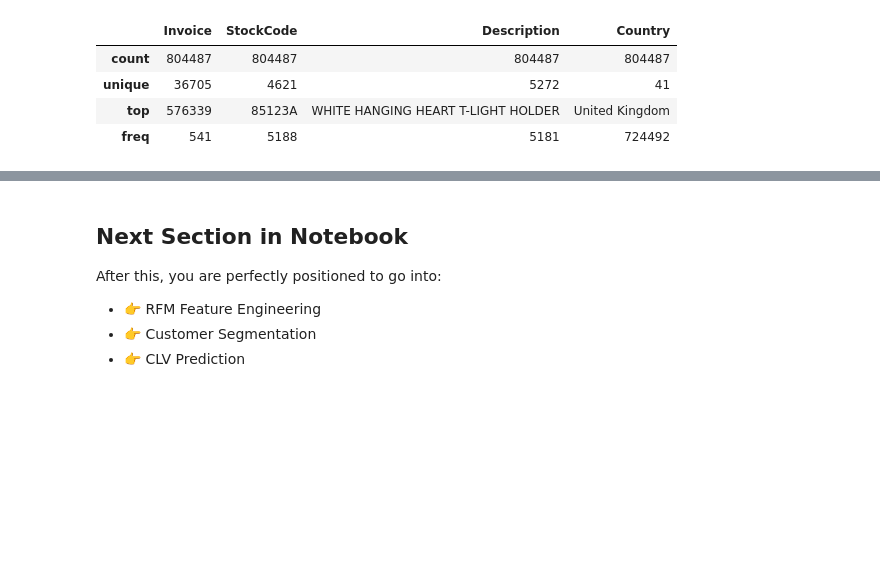
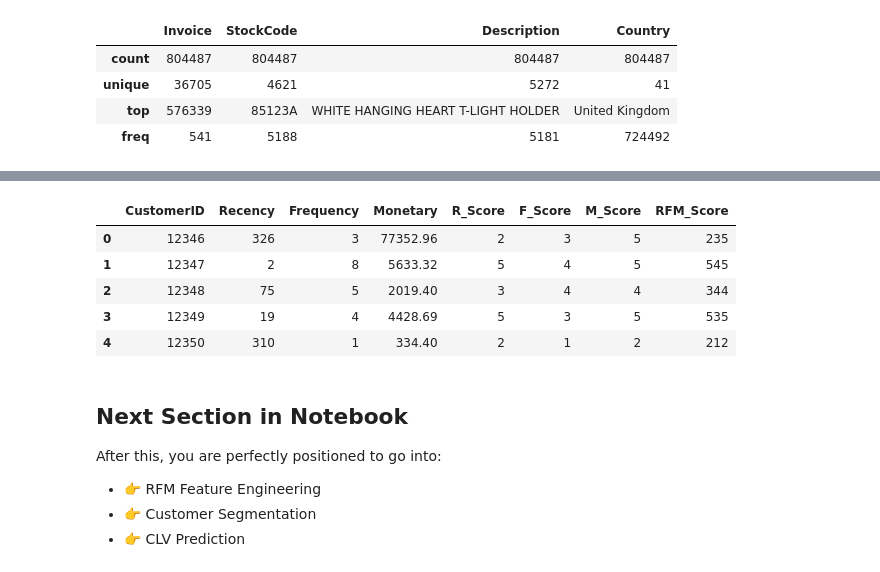
Before and after one commit to nabigwaku/customer-segmentation-rfm-clv, a Jupyter notebook: notebooks/customer_segmentation_story.ipynb, the cells around one changed output, grey strips where cells are left out. Saved outputs shown, nothing was run; the diff lists cells and outputs as text; code cells hidden in the pictures; blank space fills up the shorter version.

```diff
--- a/notebooks/customer_segmentation_story.ipynb
+++ b/notebooks/customer_segmentation_story.ipynb
@@ -402,3 +552,30 @@ df_clean.describe(include='O') # descriptive statistics for categorical columns
+# %%
+# Recency score: smaller days = more recent = better thus give the highest score (5) to the smallest numbers
+# hence the reverse labels (small = higher score) leading to the reverse label order
+rfm["R_Score"] = pd.qcut(rfm["Recency"], 5, labels=[5,4,3,2,1])
+
+# Frequency & Monetary: bigger numbers = more frequent or more spending = better thus give
+# the highest score (5) to the largest numbers thus 1-5 label order
+# F_Score is ranked first to handle ties before splitting into quintiles
+# as there is a chance of a tie. (some customers have the same frequency)
+# M_Score is not ranked as there is less chance of a tie
+rfm["F_Score"] = pd.qcut(rfm["Frequency"].rank(method="first"), 5, labels=[1,2,3,4,5])
+rfm["M_Score"] = pd.qcut(rfm["Monetary"], 5, labels=[1,2,3,4,5])
+
+# Combine R, F, M scores into a single RFM code for each customer making it a
+# string thus easier to segment based on the overall value
+rfm["RFM_Score"] = rfm["R_Score"].astype(str) + \
+                   rfm["F_Score"].astype(str) + \
+                   rfm["M_Score"].astype(str)
+
+rfm.head()
+# %% [output]
+|  | CustomerID | Recency | Frequency | Monetary | R_Score | F_Score | M_Score | RFM_Score |
+| 0 | 12346 | 326 | 3 | 77352.96 | 2 | 3 | 5 | 235 |
+| 1 | 12347 | 2 | 8 | 5633.32 | 5 | 4 | 5 | 545 |
+| 2 | 12348 | 75 | 5 | 2019.40 | 3 | 4 | 4 | 344 |
+| 3 | 12349 | 19 | 4 | 4428.69 | 5 | 3 | 5 | 535 |
+| 4 | 12350 | 310 | 1 | 334.40 | 2 | 1 | 2 | 212 |
 # %% [markdown]
 ## Next Section in Notebook
 
```
Also changed, not shown: parts of 17 cells of this notebook, 1 other file.
